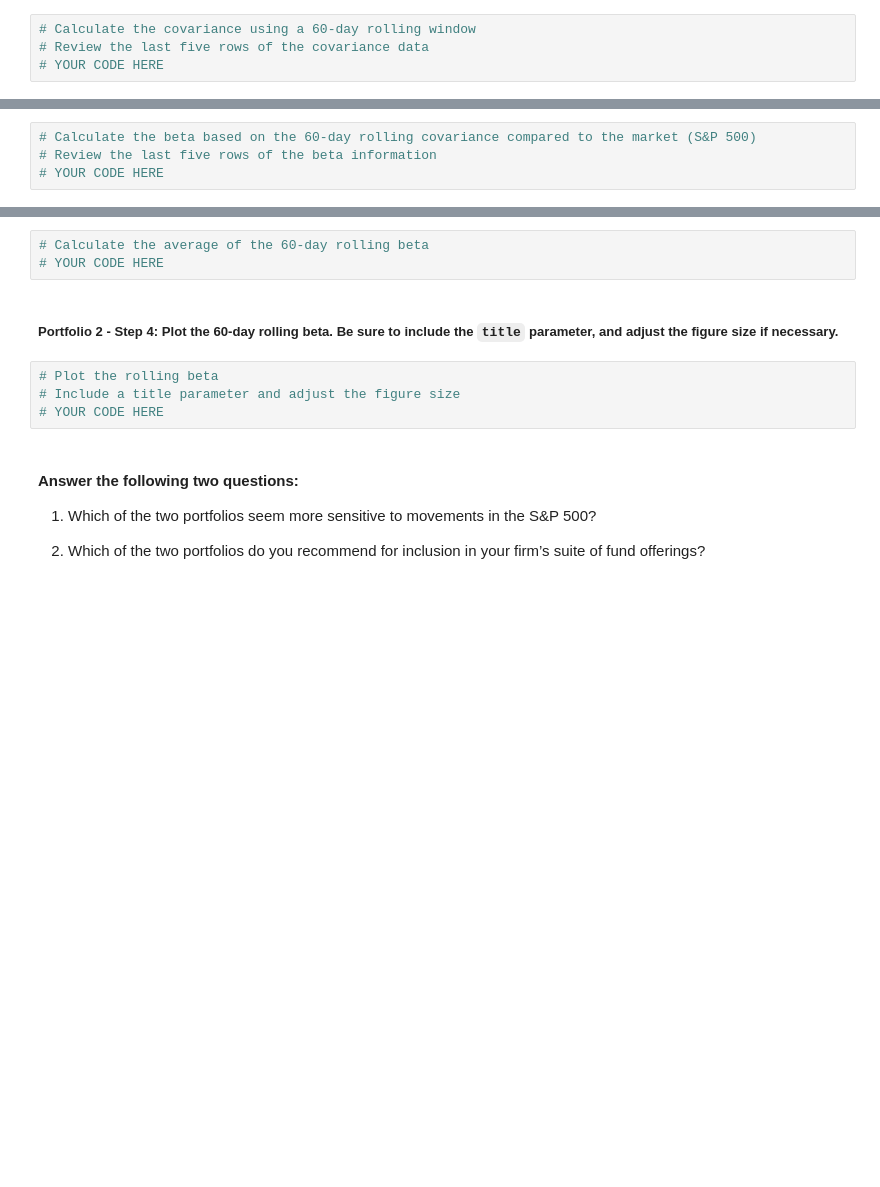
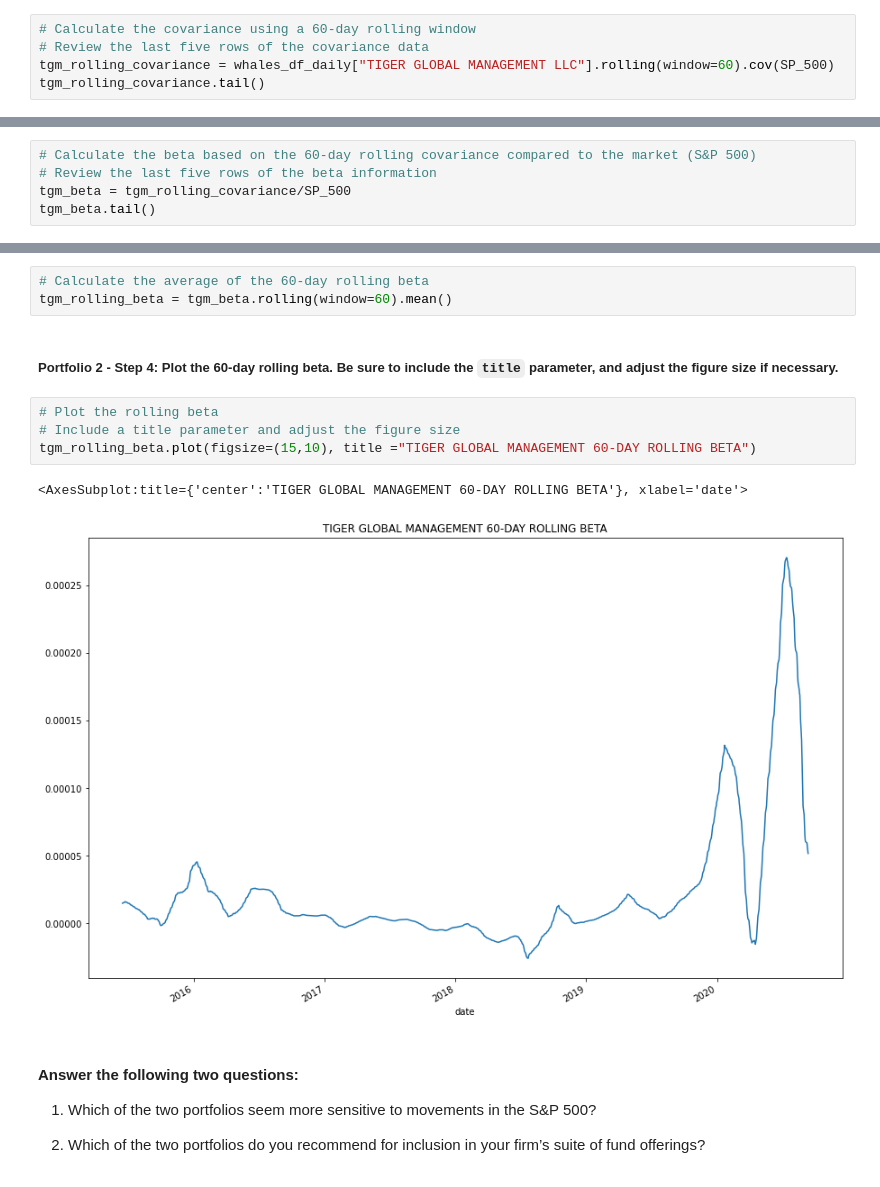
Before and after one commit to naomynaomy/module4challenge, a Jupyter notebook: Starter_Code/risk_return_analysis.ipynb, the cells around one changed output, grey strips where cells are left out. Saved outputs shown, nothing was run; the diff lists cells and outputs as text; blank space fills up the shorter version.

```diff
--- a/Starter_Code/risk_return_analysis.ipynb
+++ b/Starter_Code/risk_return_analysis.ipynb
@@ -421,4 +441,5 @@ Name: S&P 500, dtype: float64
 # %%
 # Calculate the covariance using a 60-day rolling window
 # Review the last five rows of the covariance data
-# YOUR CODE HERE
+tgm_rolling_covariance = whales_df_daily["TIGER GLOBAL MANAGEMENT LLC"].rolling(window=60).cov(SP_500)
+tgm_rolling_covariance.tail()
@@ -427,4 +456,5 @@ Name: S&P 500, dtype: float64
 # %%
 # Calculate the beta based on the 60-day rolling covariance compared to the market (S&P 500)
 # Review the last five rows of the beta information
-# YOUR CODE HERE
+tgm_beta = tgm_rolling_covariance/SP_500
+tgm_beta.tail()
@@ -432,13 +470,16 @@ Name: S&P 500, dtype: float64
 ##### Portfolio 2 - Step 3: Use the Pandas `mean` function to calculate the average value of the 60-day rolling beta of the portfolio.
 # %%
 # Calculate the average of the 60-day rolling beta
-# YOUR CODE HERE
+tgm_rolling_beta = tgm_beta.rolling(window=60).mean()
 # %% [markdown]
 ##### Portfolio 2 - Step 4: Plot the 60-day rolling beta. Be sure to include the `title` parameter, and adjust the figure size if necessary.
 # %%
 # Plot the rolling beta
 # Include a title parameter and adjust the figure size
-# YOUR CODE HERE
+tgm_rolling_beta.plot(figsize=(15,10), title ="TIGER GLOBAL MANAGEMENT 60-DAY ROLLING BETA")
+# %% [output]
+<AxesSubplot:title={'center':'TIGER GLOBAL MANAGEMENT 60-DAY ROLLING BETA'}, xlabel='date'>
+[figure, added]
 # %% [markdown]
 #### Answer the following two questions:
 
```
Also changed, not shown: parts of 8 cells of this notebook.
